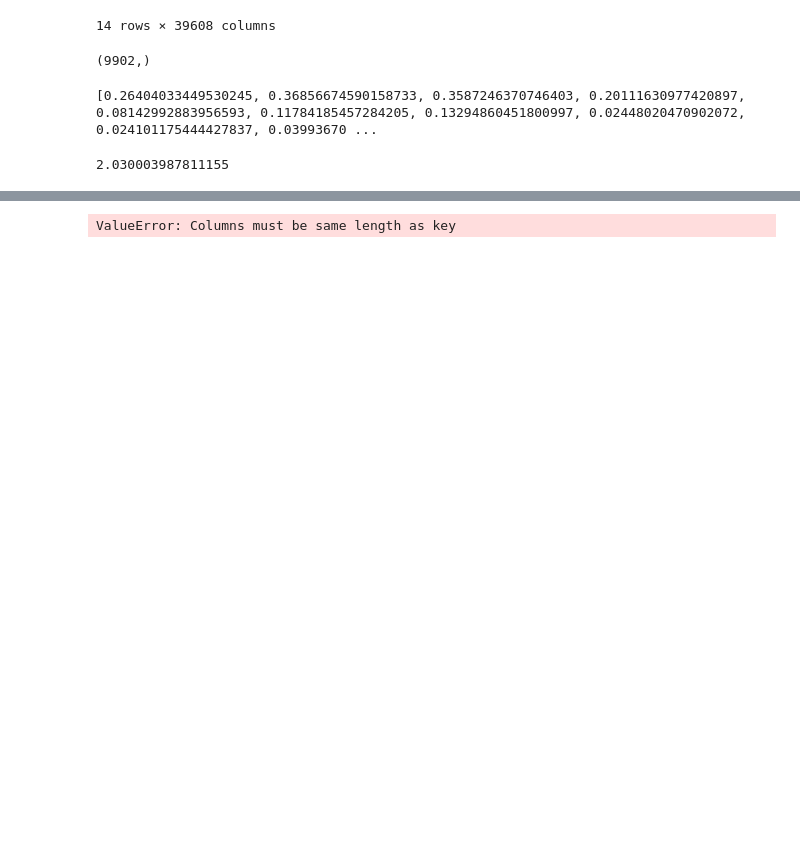
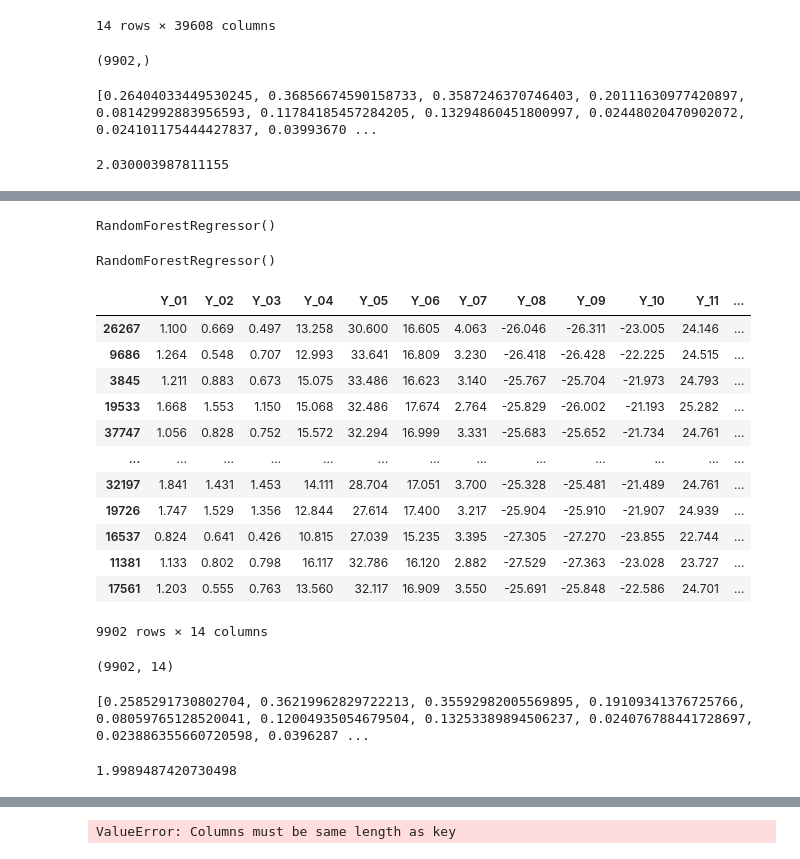
Before and after one commit to hykhhijk/Dacon, a Jupyter notebook: LG_Radar/Base.ipynb, the cells around one changed output, grey strips where cells are left out. Drawn from its saved outputs; the diff is of its cells as text; code cells hidden in the pictures; blank space fills up the shorter version.

```diff
--- a/LG_Radar/Base.ipynb
+++ b/LG_Radar/Base.ipynb
@@ -130,0 +138,2 @@ lg_nrmse(np.array(y_test),np.transpose(pred))
+# %%
+X_train, X_test, y_train, y_test = train_test_split(X, y)
@@ -130,0 +143,11 @@ lg_nrmse(np.array(y_test),np.transpose(pred))
+# %%
+model = RandomForestRegressor()
+model.fit(X_train, y_train_11)
+# %% [output]
+RandomForestRegressor()
+# %%
+X_train["Y_11"] = model.predict(X_train)
+model_2 = RandomForestRegressor()
+model_2.fit(X_train, y_train)
+# %% [output]
+RandomForestRegressor()
@@ -130,0 +157,25 @@ lg_nrmse(np.array(y_test),np.transpose(pred))
+# %%
+y_test
+# %% [output]
+|  | Y_01 | Y_02 | Y_03 | Y_04 | Y_05 | Y_06 | Y_07 | Y_08 | Y_09 | Y_10 | Y_11 | ... |
+| 26267 | 1.100 | 0.669 | 0.497 | 13.258 | 30.600 | 16.605 | 4.063 | -26.046 | -26.311 | -23.005 | 24.146 | ... |
+| 9686 | 1.264 | 0.548 | 0.707 | 12.993 | 33.641 | 16.809 | 3.230 | -26.418 | -26.428 | -22.225 | 24.515 | ... |
+| 3845 | 1.211 | 0.883 | 0.673 | 15.075 | 33.486 | 16.623 | 3.140 | -25.767 | -25.704 | -21.973 | 24.793 | ... |
+| 19533 | 1.668 | 1.553 | 1.150 | 15.068 | 32.486 | 17.674 | 2.764 | -25.829 | -26.002 | -21.193 | 25.282 | ... |
+| 37747 | 1.056 | 0.828 | 0.752 | 15.572 | 32.294 | 16.999 | 3.331 | -25.683 | -25.652 | -21.734 | 24.761 | ... |
+| ... | ... | ... | ... | ... | ... | ... | ... | ... | ... | ... | ... | ... |
+| 32197 | 1.841 | 1.431 | 1.453 | 14.111 | 28.704 | 17.051 | 3.700 | -25.328 | -25.481 | -21.489 | 24.761 | ... |
+| 19726 | 1.747 | 1.529 | 1.356 | 12.844 | 27.614 | 17.400 | 3.217 | -25.904 | -25.910 | -21.907 | 24.939 | ... |
+| 16537 | 0.824 | 0.641 | 0.426 | 10.815 | 27.039 | 15.235 | 3.395 | -27.305 | -27.270 | -23.855 | 22.744 | ... |
+| 11381 | 1.133 | 0.802 | 0.798 | 16.117 | 32.786 | 16.120 | 2.882 | -27.529 | -27.363 | -23.028 | 23.727 | ... |
+| 17561 | 1.203 | 0.555 | 0.763 | 13.560 | 32.117 | 16.909 | 3.550 | -25.691 | -25.848 | -22.586 | 24.701 | ... |
+9902 rows × 14 columns
+# %%
+pred.shape
+# %% [output]
+(9902, 14)
+# %%
+lg_nrmse(np.array(y_test), pred)
+# %% [output]
+[0.2585291730802704, 0.36219962829722213, 0.35592982005569895, 0.19109341376725766, 0.08059765128520041, 0.12004935054679504, 0.13253389894506237, 0.024076788441728697, 0.023886355660720598, 0.0396287 ...
+1.9989487420730498
```
Also changed, not shown: parts of 18 cells of this notebook.
